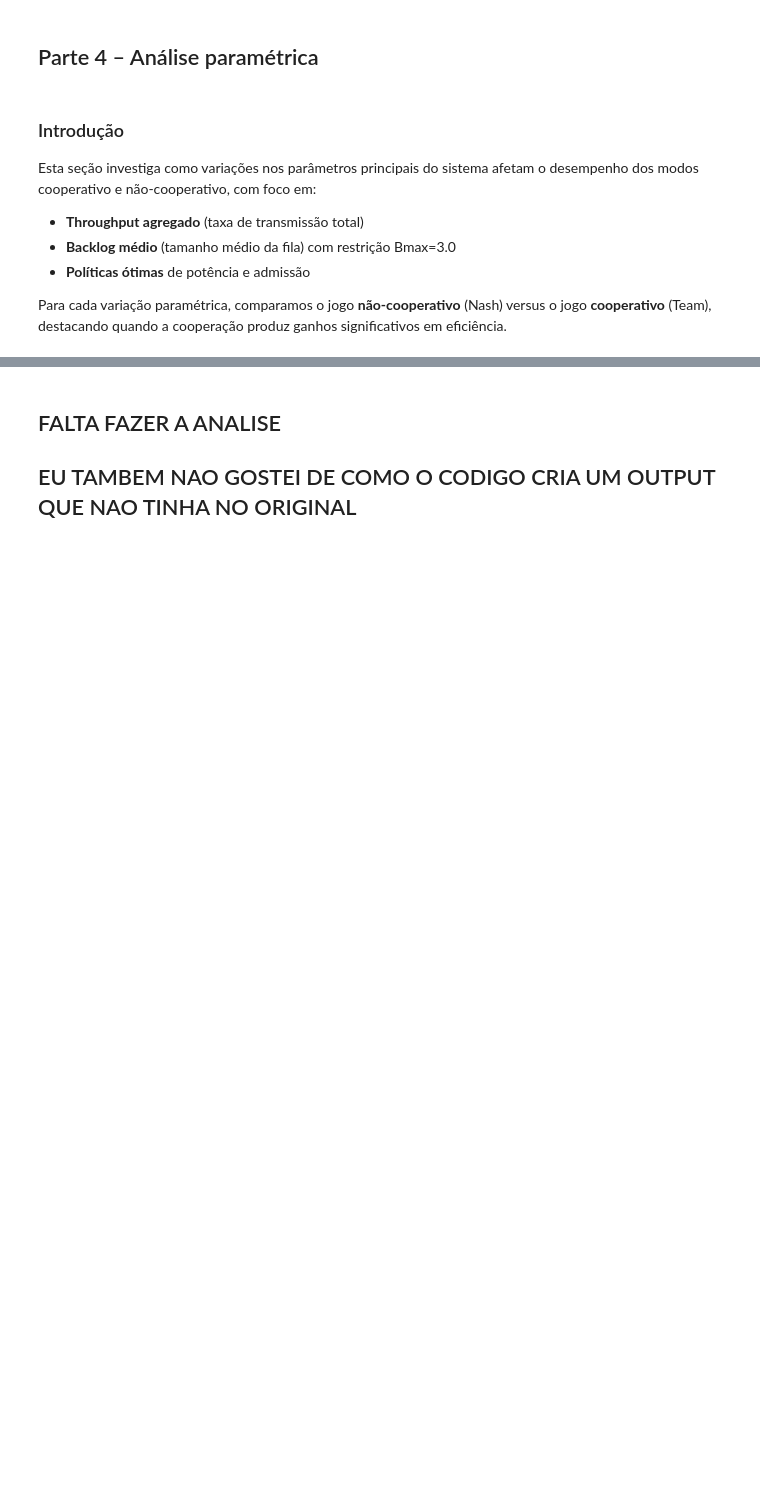
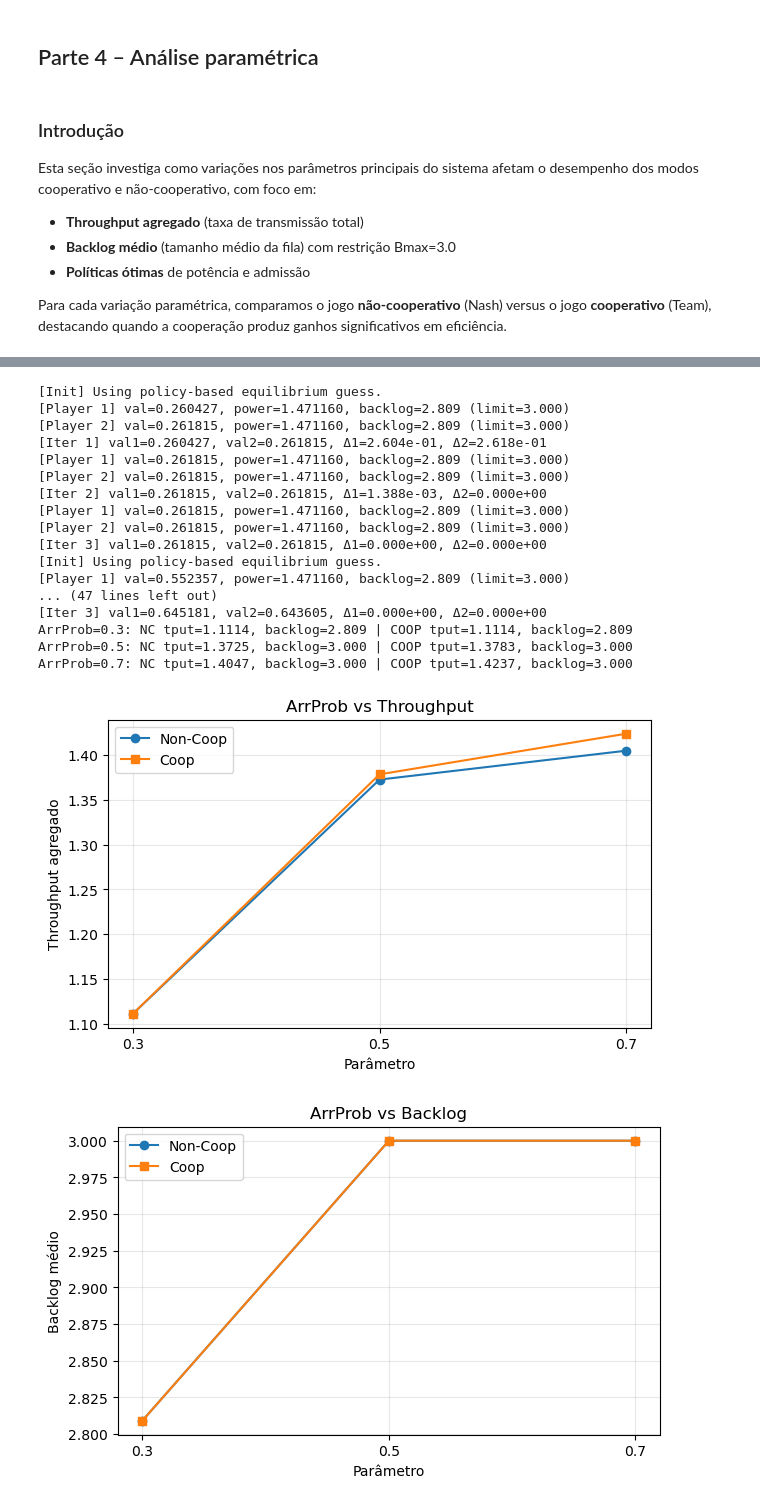
Before and after one commit to novae1/rl_gym, a Jupyter notebook: stochastic_games/team_game_vs_non_cooperative_simple_stochastic_game.ipynb, the cells around one changed output, grey strips where cells are left out. Saved outputs shown, nothing was run; the diff lists cells and outputs as text; code cells hidden in the pictures; blank space fills up the shorter version.

```diff
--- a/stochastic_games/team_game_vs_non_cooperative_simple_stochastic_game.ipynb
+++ b/stochastic_games/team_game_vs_non_cooperative_simple_stochastic_game.ipynb
@@ -157,7 +157,7 @@ def queuedefs(s: Settings):
                 PL=PL, P=P, Nu=Nu, N0=N0, s_coeff=s_coeff,
                 c1=c1, c2=c2, d1=d1, d2=d2, steadystate_pi=pi,
                 NStates=NS*NB*NA*NB_adm, queuepos1=queuepos1,
-                v1=v1, v2=v2)
+                v1=v1, v2=v2, CostFunction=cost_mode)
 # %% [markdown]
 ### Algoritmo Iterativo de Best-Response
 
@@ -1461,4 +1153,0 @@ NBufferStates = 6
-# %% [markdown]
-## FALTA FAZER A ANALISE
-
-## EU TAMBEM NAO GOSTEI DE COMO O CODIGO CRIA UM OUTPUT QUE NAO TINHA NO ORIGINAL
@@ -1464,0 +1219,39 @@ NBufferStates = 6
+# %%
+
+### Variação 1: Probabilidade de Chegada (ArrProb)
+
+base_kwargs = dict(NLinkStates=4, NBufferStates=8, NPowActs=6, NAdmContrActs=2,
+                   ArrProb=0.5, v1=2.0, v2=2.0)
+
+arr_prob_values = [0.3, 0.5, 0.7]
+res_arr = run_sweep('ArrProb', arr_prob_values, base_kwargs)
+
+for v in arr_prob_values:
+    print(f"ArrProb={v}: NC tput={res_arr[v]['nc']['tput']:.4f}, backlog={res_arr[v]['nc']['backlog_avg']:.3f} | "
+          f"COOP tput={res_arr[v]['coop']['tput']:.4f}, backlog={res_arr[v]['coop']['backlog_avg']:.3f}")
+
+plot_metric(arr_prob_values, res_arr, 'tput', 'Throughput agregado', 'ArrProb vs Throughput')
+plot_metric(arr_prob_values, res_arr, 'backlog_avg', 'Backlog médio', 'ArrProb vs Backlog')
+
+# Políticas para o valor intermediário
+plot_policies_for(0.5, res_arr, 'ArrProb')
+# %% [output]
+[Init] Using policy-based equilibrium guess.
+[Player 1] val=0.260427, power=1.471160, backlog=2.809 (limit=3.000)
+[Player 2] val=0.261815, power=1.471160, backlog=2.809 (limit=3.000)
+[Iter 1] val1=0.260427, val2=0.261815, Δ1=2.604e-01, Δ2=2.618e-01
+[Player 1] val=0.261815, power=1.471160, backlog=2.809 (limit=3.000)
+[Player 2] val=0.261815, power=1.471160, backlog=2.809 (limit=3.000)
+[Iter 2] val1=0.261815, val2=0.261815, Δ1=1.388e-03, Δ2=0.000e+00
+[Player 1] val=0.261815, power=1.471160, backlog=2.809 (limit=3.000)
+[Player 2] val=0.261815, power=1.471160, backlog=2.809 (limit=3.000)
+[Iter 3] val1=0.261815, val2=0.261815, Δ1=0.000e+00, Δ2=0.000e+00
+[Init] Using policy-based equilibrium guess.
+[Player 1] val=0.552357, power=1.471160, backlog=2.809 (limit=3.000)
+... (47 lines left out)
+[Iter 3] val1=0.645181, val2=0.643605, Δ1=0.000e+00, Δ2=0.000e+00
+ArrProb=0.3: NC tput=1.1114, backlog=2.809 | COOP tput=1.1114, backlog=2.809
+ArrProb=0.5: NC tput=1.3725, backlog=3.000 | COOP tput=1.3783, backlog=3.000
+ArrProb=0.7: NC tput=1.4047, backlog=3.000 | COOP tput=1.4237, backlog=3.000
+[figure, added]
+[figure, added]
```
Also changed, not shown: parts of 18 cells of this notebook.
